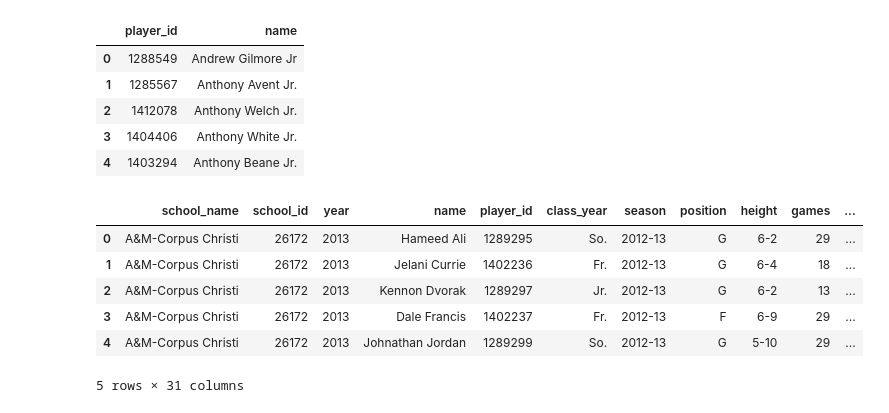
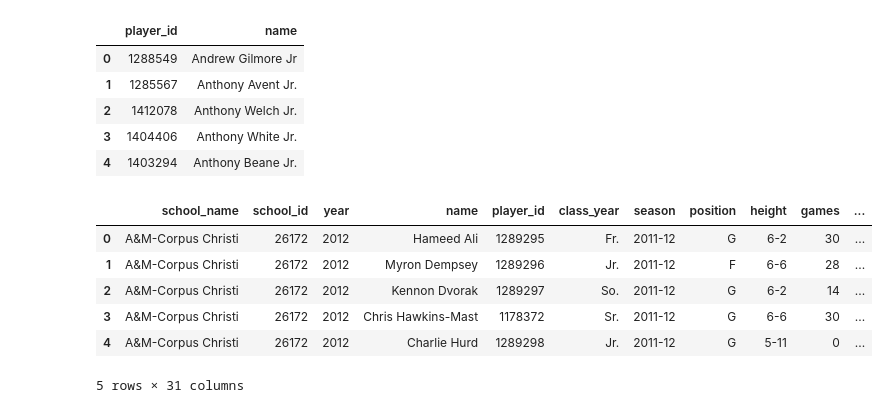
Before and after one commit to chetchavat/nba-draft-analysis, a Jupyter notebook: NCAA List/NCAA Data Cleaning.ipynb, the cells around one changed output. Drawn from its saved outputs; the diff is of its cells as text; code cells hidden in the pictures.

```diff
--- a/NCAA List/NCAA Data Cleaning.ipynb
+++ b/NCAA List/NCAA Data Cleaning.ipynb
@@ -2,4 +2,4 @@
 import numpy as np
 import pandas as pd
 # %%
-ncaa = pd.read_csv('2013-2015_CollegePlayers.csv')
+ncaa = pd.read_csv('ncaa_players_2012.csv')
@@ -16,0 +6,7 @@ array(['school_name', 'school_id', 'year', 'player_name', 'player_id',
+# %%
+print ncaa.columns.values
+print ncaa.shape
+ncaa2 = ncaa[ncaa['position'] != '-']
+ncaa3 = ncaa2[ncaa2['class_year'] != '---']
+
+ncaa = ncaa3
@@ -97,20 +130,20 @@ merge = pd.merge(ncaa, player_names, how = 'left')
 # %%
 new_cols = ['school_name','school_id','year','name','player_id','class_year',
  'season','position','height','games','field_goals','field_goal_attempts',
  'field_goal_percent','three_pointers','three_pointer_attempts',
  'three_pointer_percent','free_throws','free_throw_attempts',
  'free_throw_percent','rebounds','rebounds_per_game','assists',
  'assists_per_game','blocks','blocks_per_game','steals','steals_per_game',
  'points','points_per_game','turnovers','turnovers_per_game']
-ncaa_2 = merge[new_cols]
-ncaa_2.head()
+ncaa = merge[new_cols]
+ncaa.head()
 # %% [output]
 |  | school_name | school_id | year | name | player_id | class_year | season | position | height | games | ... |
-| 0 | A&M-Corpus Christi | 26172 | 2013 | Hameed Ali | 1289295 | So. | 2012-13 | G | 6-2 | 29 | ... |
-| 1 | A&M-Corpus Christi | 26172 | 2013 | Jelani Currie | 1402236 | Fr. | 2012-13 | G | 6-4 | 18 | ... |
-| 2 | A&M-Corpus Christi | 26172 | 2013 | Kennon Dvorak | 1289297 | Jr. | 2012-13 | G | 6-2 | 13 | ... |
-| 3 | A&M-Corpus Christi | 26172 | 2013 | Dale Francis | 1402237 | Fr. | 2012-13 | F | 6-9 | 29 | ... |
-| 4 | A&M-Corpus Christi | 26172 | 2013 | Johnathan Jordan | 1289299 | So. | 2012-13 | G | 5-10 | 29 | ... |
+| 0 | A&M-Corpus Christi | 26172 | 2012 | Hameed Ali | 1289295 | Fr. | 2011-12 | G | 6-2 | 30 | ... |
+| 1 | A&M-Corpus Christi | 26172 | 2012 | Myron Dempsey | 1289296 | Jr. | 2011-12 | F | 6-6 | 28 | ... |
+| 2 | A&M-Corpus Christi | 26172 | 2012 | Kennon Dvorak | 1289297 | So. | 2011-12 | G | 6-2 | 14 | ... |
+| 3 | A&M-Corpus Christi | 26172 | 2012 | Chris Hawkins-Mast | 1178372 | Sr. | 2011-12 | G | 6-6 | 30 | ... |
+| 4 | A&M-Corpus Christi | 26172 | 2012 | Charlie Hurd | 1289298 | Jr. | 2011-12 | G | 5-11 | 0 | ... |
 5 rows × 31 columns
 # %%
 import string
```
Also changed, not shown: parts of 8 cells of this notebook, 5 other files.
